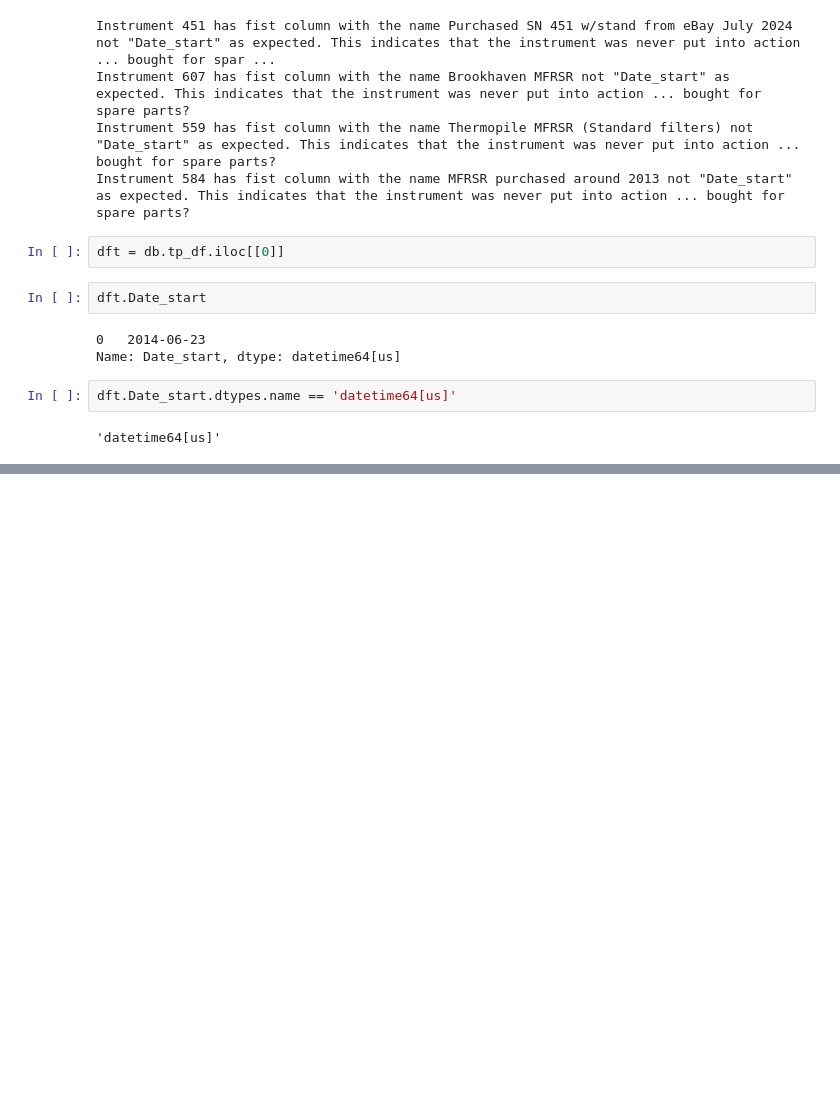
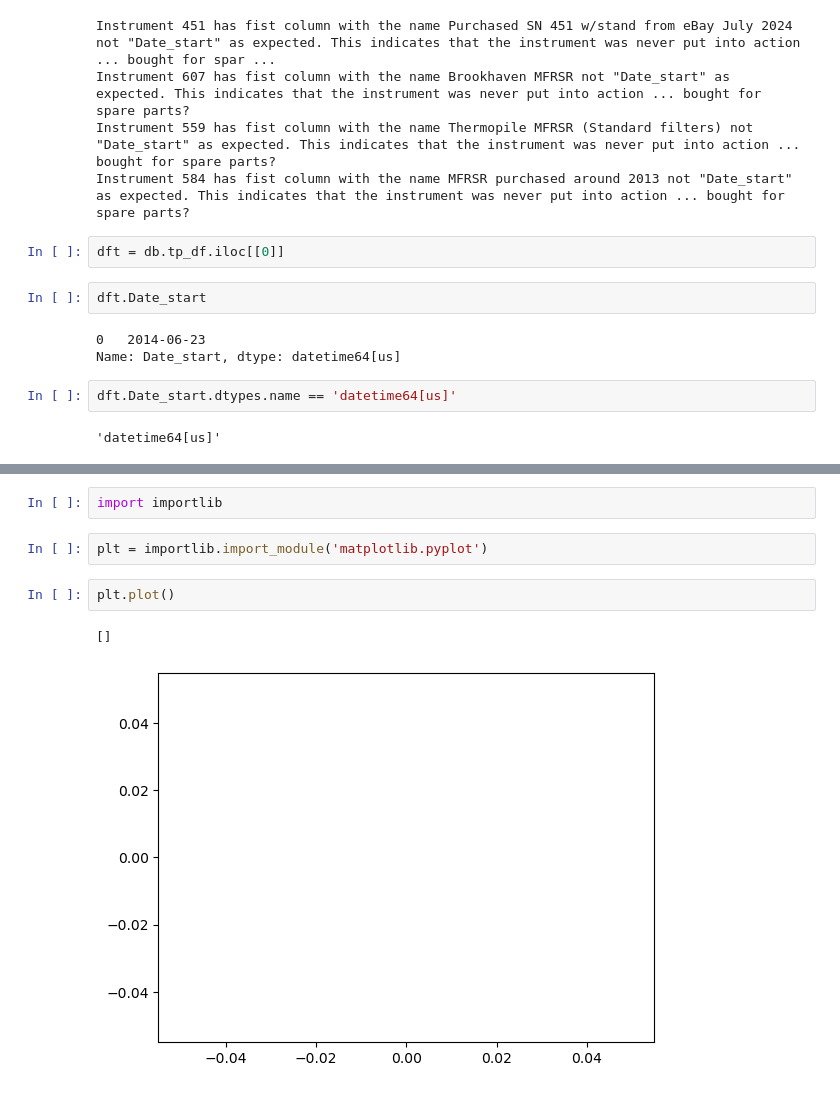
Before and after one commit to hagne/SURFRAD, a Jupyter notebook: notebooks/databases/surfrad_database_interface.ipynb, the cells around one changed output, grey strips where cells are left out. Saved outputs shown, nothing was run; the diff lists cells and outputs as text; blank space fills up the shorter version.

```diff
--- a/notebooks/databases/surfrad_database_interface.ipynb
+++ b/notebooks/databases/surfrad_database_interface.ipynb
@@ -190,0 +204,9 @@ dft.Date_start.dtypes.name == 'datetime64[us]'
+# %%
+import importlib
+# %%
+plt = importlib.import_module('matplotlib.pyplot')
+# %%
+plt.plot()
+# %% [output]
+[]
+[figure, added]
```
Also changed, not shown: parts of 10 cells of this notebook, 2 other files.
